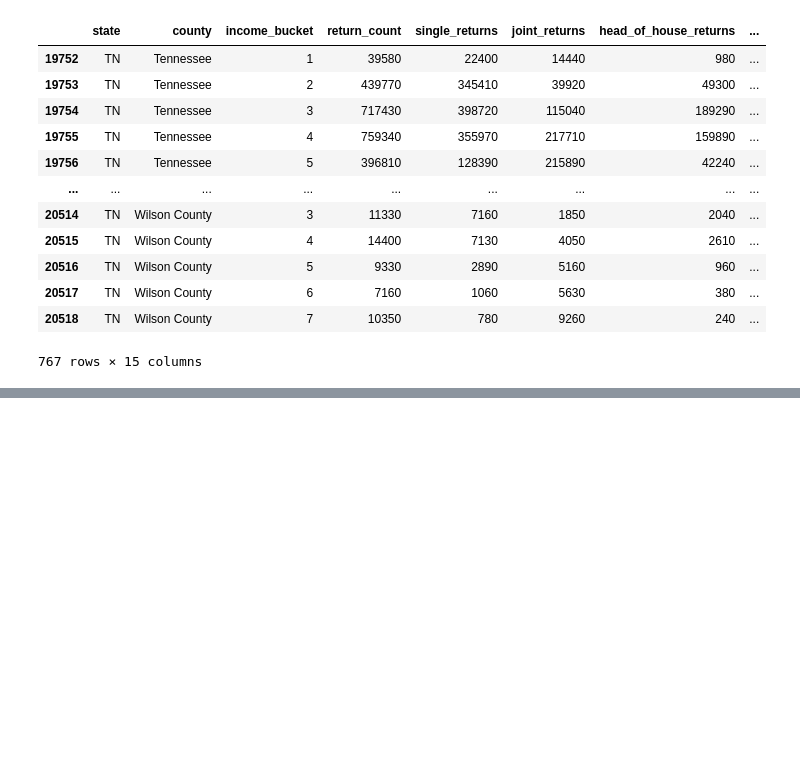
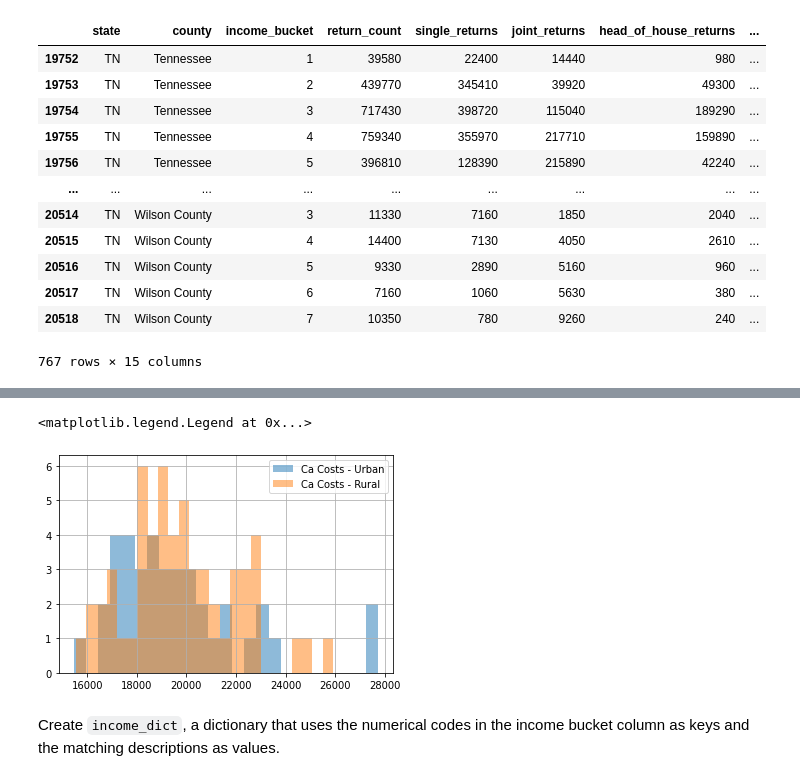
Before and after one commit to conradbn/data-science-essentials-3, a Jupyter notebook: notebooks/week_one_Assignment.ipynb, the cells around one changed output, grey strips where cells are left out. Cells and saved outputs as stored; diff of their text form; code cells hidden in the pictures; blank space fills up the shorter version.

```diff
--- a/notebooks/week_one_Assignment.ipynb
+++ b/notebooks/week_one_Assignment.ipynb
@@ -232,0 +280,9 @@ income_df_TN_red.head(-1)
+# %%
+h = cancer_costs_df_TN.analysis_value[cancer_costs_df_TN.urban == 'Urban'].hist(alpha=0.5,bins=25,label='Ca Costs - Urban')
+cancer_costs_df_TN.analysis_value[cancer_costs_df_TN.urban == 'Rural'].hist(alpha=0.5,bins=25,label='Ca Costs - Rural')
+h.legend()
+# %% [output]
+<matplotlib.legend.Legend at 0x...>
+[figure, added]
+# %% [markdown]
+Create `income_dict`, a dictionary that uses the numerical codes in the income bucket column as keys and the matching descriptions as values.
```
Also changed, not shown: parts of 19 cells of this notebook.
